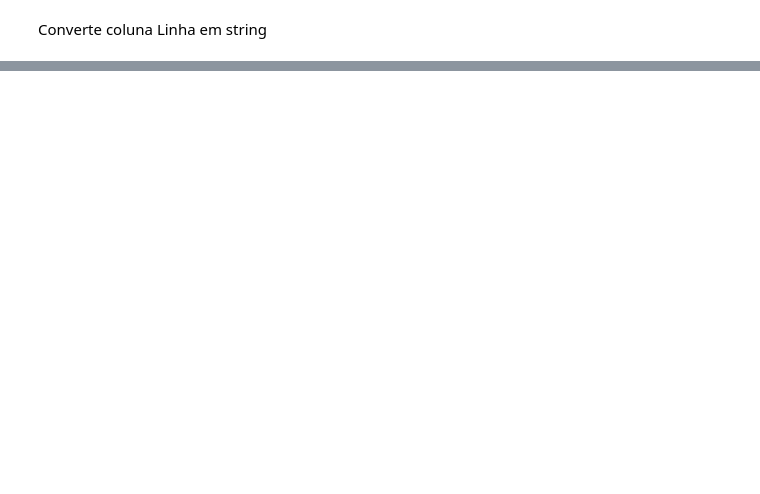
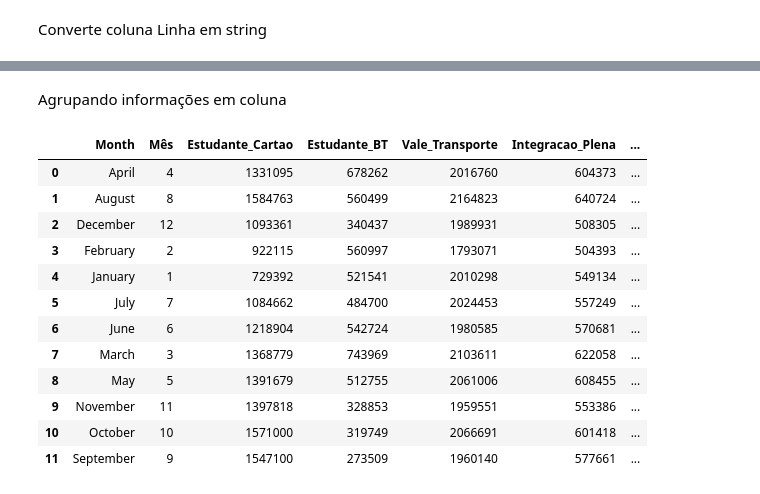
Before and after one commit to georgemaia/dadosabertos, a Jupyter notebook: mobilidade/rn-natal/Bilhetagem_Eletrônica-2018-Analitico.ipynb, the cells around one changed output, grey strips where cells are left out. Cells and saved outputs as stored; diff of their text form; code cells hidden in the pictures; blank space fills up the shorter version.

```diff
--- a/mobilidade/rn-natal/Bilhetagem_Eletrônica-2018-Analitico.ipynb
+++ b/mobilidade/rn-natal/Bilhetagem_Eletrônica-2018-Analitico.ipynb
@@ -278,0 +281,3 @@ df["Linha"] = df["Linha"].astype(str)
+# %%
+from calendar import month_name
+month_names = df.Mês.apply(lambda x: month_name[x])
@@ -278,0 +293,3 @@ df["Linha"] = df["Linha"].astype(str)
+# %%
+df['Month'] = month_names
+df.head()
@@ -278,0 +330,18 @@ df["Linha"] = df["Linha"].astype(str)
+# %% [markdown]
+Agrupando informações em coluna
+# %%
+df.groupby(['Month','Mês'], as_index=False).sum()
+# %% [output]
+|  | Month | Mês | Estudante_Cartao | Estudante_BT | Vale_Transporte | Integracao_Plena | ... |
+| 0 | April | 4 | 1331095 | 678262 | 2016760 | 604373 | ... |
+| 1 | August | 8 | 1584763 | 560499 | 2164823 | 640724 | ... |
+| 2 | December | 12 | 1093361 | 340437 | 1989931 | 508305 | ... |
+| 3 | February | 2 | 922115 | 560997 | 1793071 | 504393 | ... |
+| 4 | January | 1 | 729392 | 521541 | 2010298 | 549134 | ... |
+| 5 | July | 7 | 1084662 | 484700 | 2024453 | 557249 | ... |
+| 6 | June | 6 | 1218904 | 542724 | 1980585 | 570681 | ... |
+| 7 | March | 3 | 1368779 | 743969 | 2103611 | 622058 | ... |
+| 8 | May | 5 | 1391679 | 512755 | 2061006 | 608455 | ... |
+| 9 | November | 11 | 1397818 | 328853 | 1959551 | 553386 | ... |
+| 10 | October | 10 | 1571000 | 319749 | 2066691 | 601418 | ... |
+| 11 | September | 9 | 1547100 | 273509 | 1960140 | 577661 | ... |
```
Also changed, not shown: parts of 8 cells of this notebook, 1 other file.
